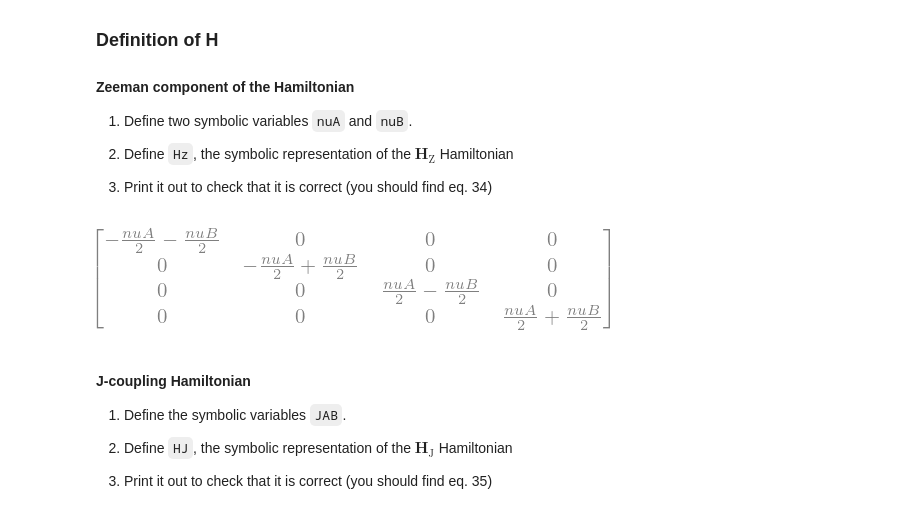
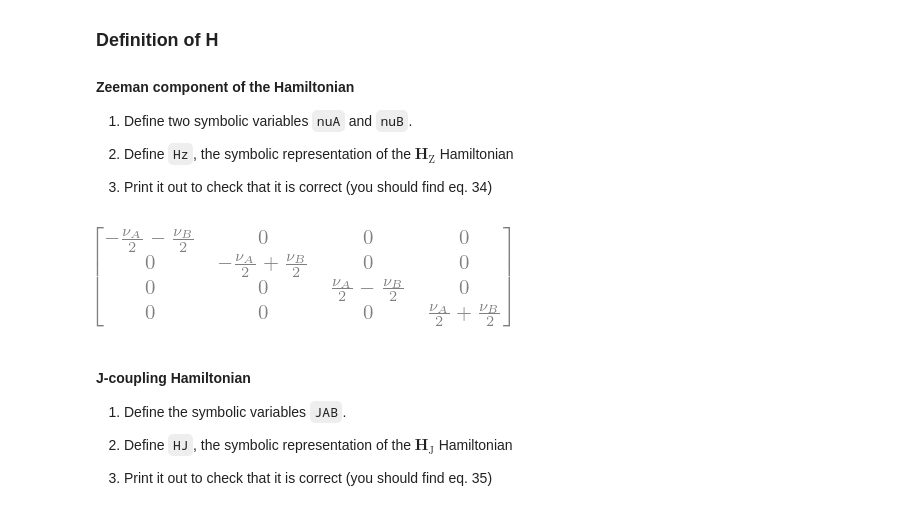
Before and after one commit to dtrejoz/NMR, a Jupyter notebook: NMR.ipynb, the cells around one changed output. Drawn from its saved outputs; the diff is of its cells as text; code cells hidden in the pictures.

```diff
--- a/NMR.ipynb
+++ b/NMR.ipynb
@@ -734,20 +760,20 @@ Sigma_xx, Sigma_yy, Sigma_zz
 </div>
 # %%
 # Define symbolic variables
-nuA, nuB, = sp.symbols("nuA nuB", real=True)
+nuA, nuB, = sp.symbols("nu_A nu_B", real=True)
 
 # Define the Zeeman Hamiltonian Hz using nuA and nuB. Sigma A and Sigma B are defined as the diagonal matrices sp.diag(-nuA, nuA)/2 and sp.diag(-nuB, nuB)/2, which is the result of multiplying sigma z with -nuA/2 and -nuB/2
 # Definition according to equation 28 of the technical paper.
 Hz = (
     sp.kronecker_product(sp.diag(-nuA, nuA) / 2, sp.eye(2)) +
     sp.kronecker_product(sp.eye(2), sp.diag(-nuB, nuB) / 2)
 )
 
 # Display the result
 Hz
 # It is consistent with equation 34 of the technical paper
 # %% [output]
-[figure, old version]
+[figure, new version]
 # %% [markdown]
 #### J-coupling Hamiltonian
 
```
Also changed, not shown: parts of 38 cells of this notebook.
